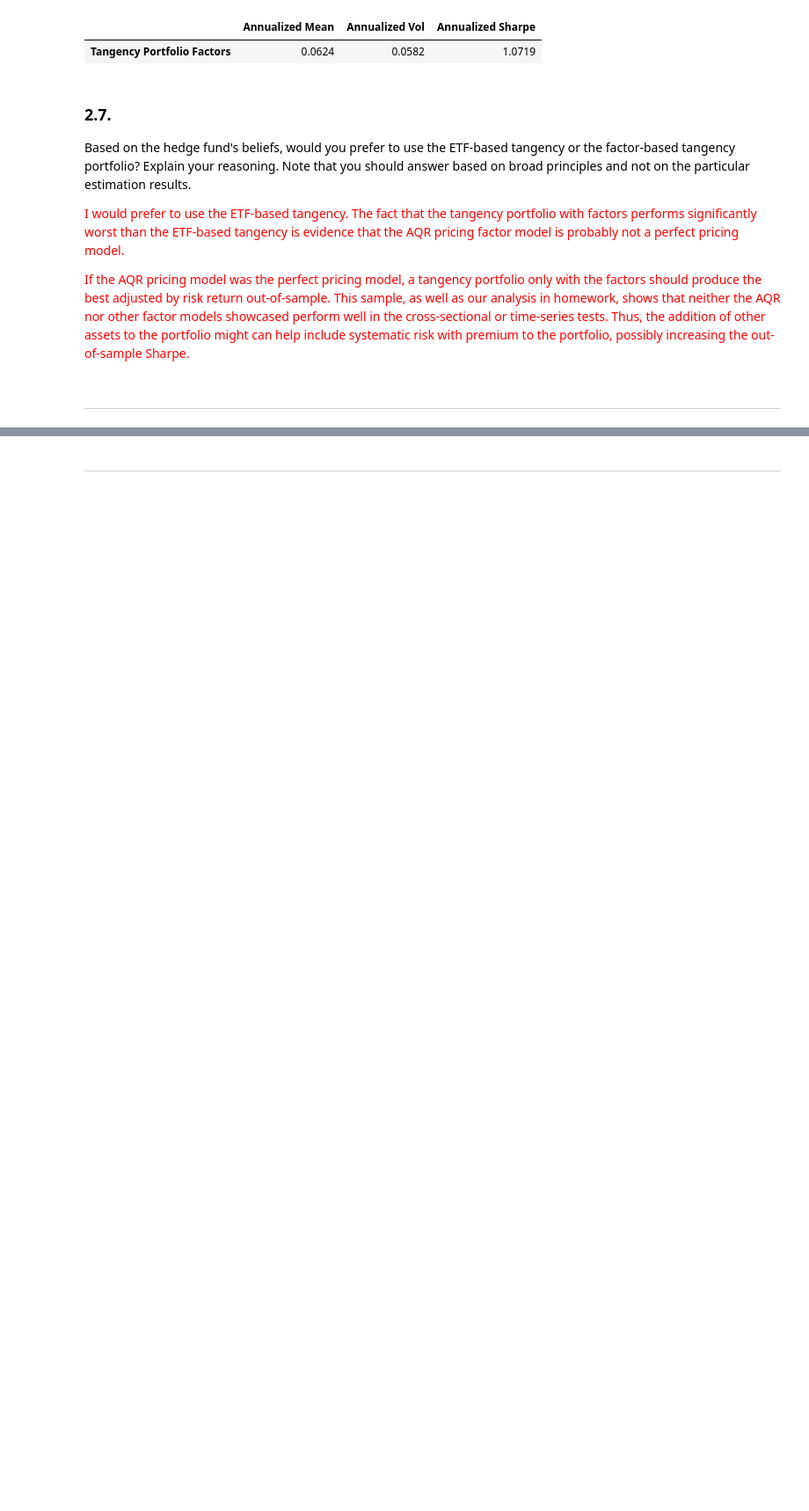
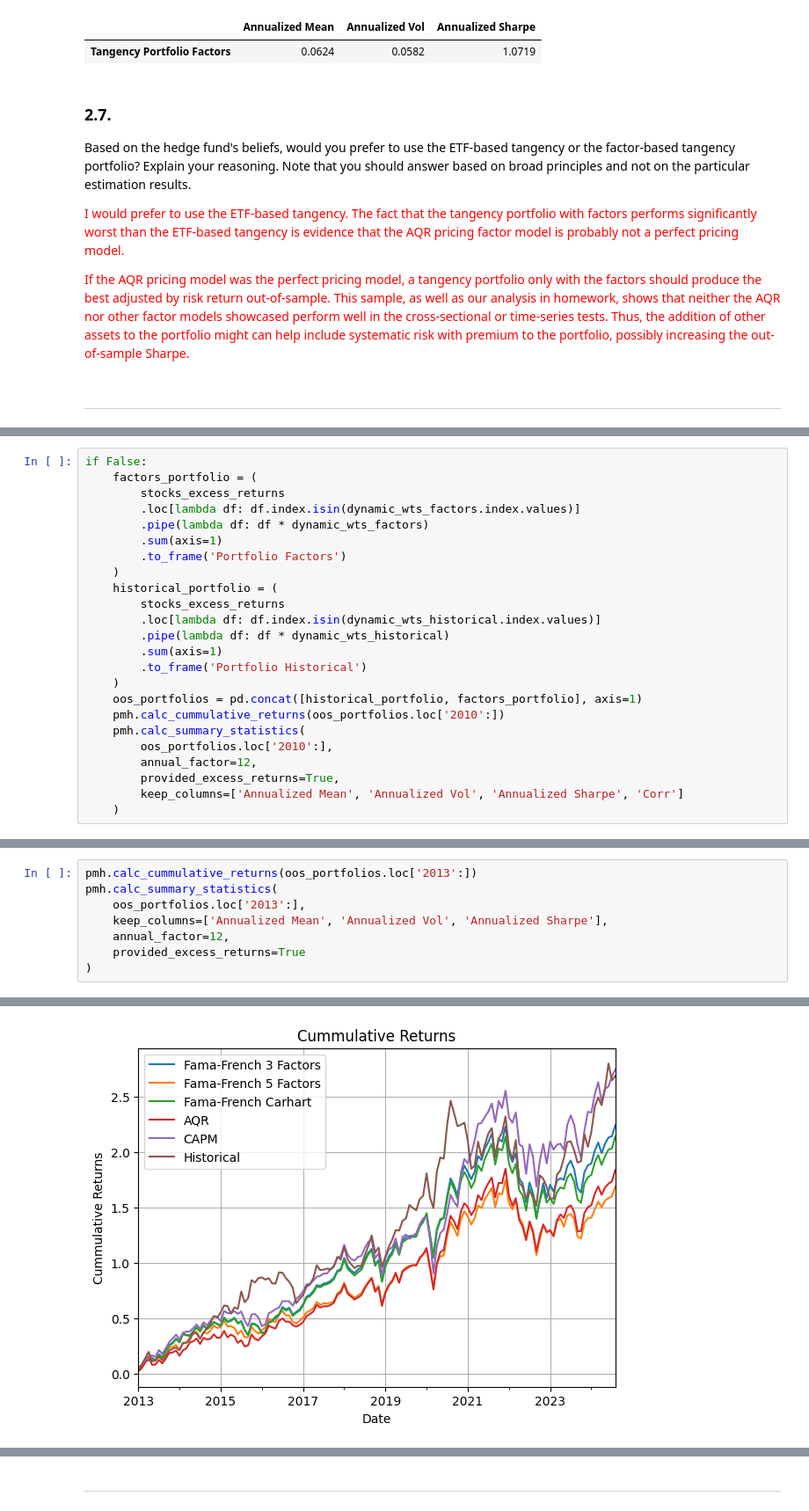
Before and after one commit to Fernando-Urbano/finm-portfolio-and-risk-management, a Jupyter notebook: review-section-solution-section-2/Midterm 2 Solutions.ipynb, the cells around one changed output, grey strips where cells are left out. Shown at 88% size. Drawn from its saved outputs; the diff is of its cells as text; blank space fills up the shorter version.

```diff
--- a/review-section-solution-section-2/Midterm 2 Solutions.ipynb
+++ b/review-section-solution-section-2/Midterm 2 Solutions.ipynb
@@ -728,0 +620,24 @@ That is, consider flipping 2 coins that always flip heads. Then, it basically do
+# %%
+if False:
+    factors_portfolio = (
+        stocks_excess_returns
+        .loc[lambda df: df.index.isin(dynamic_wts_factors.index.values)]
+        .pipe(lambda df: df * dynamic_wts_factors)
+        .sum(axis=1)
+        .to_frame('Portfolio Factors')
+    )
+    historical_portfolio = (
+        stocks_excess_returns
+        .loc[lambda df: df.index.isin(dynamic_wts_historical.index.values)]
+        .pipe(lambda df: df * dynamic_wts_historical)
+        .sum(axis=1)
+        .to_frame('Portfolio Historical')
+    )
+    oos_portfolios = pd.concat([historical_portfolio, factors_portfolio], axis=1)
+    pmh.calc_cummulative_returns(oos_portfolios.loc['2010':])
+    pmh.calc_summary_statistics(
+        oos_portfolios.loc['2010':],
+        annual_factor=12,
+        provided_excess_returns=True,
+        keep_columns=['Annualized Mean', 'Annualized Vol', 'Annualized Sharpe', 'Corr']
+    )
@@ -728,0 +700,9 @@ That is, consider flipping 2 coins that always flip heads. Then, it basically do
+# %%
+pmh.calc_cummulative_returns(oos_portfolios.loc['2013':])
+pmh.calc_summary_statistics(
+    oos_portfolios.loc['2013':],
+    keep_columns=['Annualized Mean', 'Annualized Vol', 'Annualized Sharpe'],
+    annual_factor=12,
+    provided_excess_returns=True
+)
+# %% [output]
@@ -728,0 +716 @@ That is, consider flipping 2 coins that always flip heads. Then, it basically do
+[figure, added]
```
Also changed, not shown: parts of 26 cells of this notebook, 1 other file.
